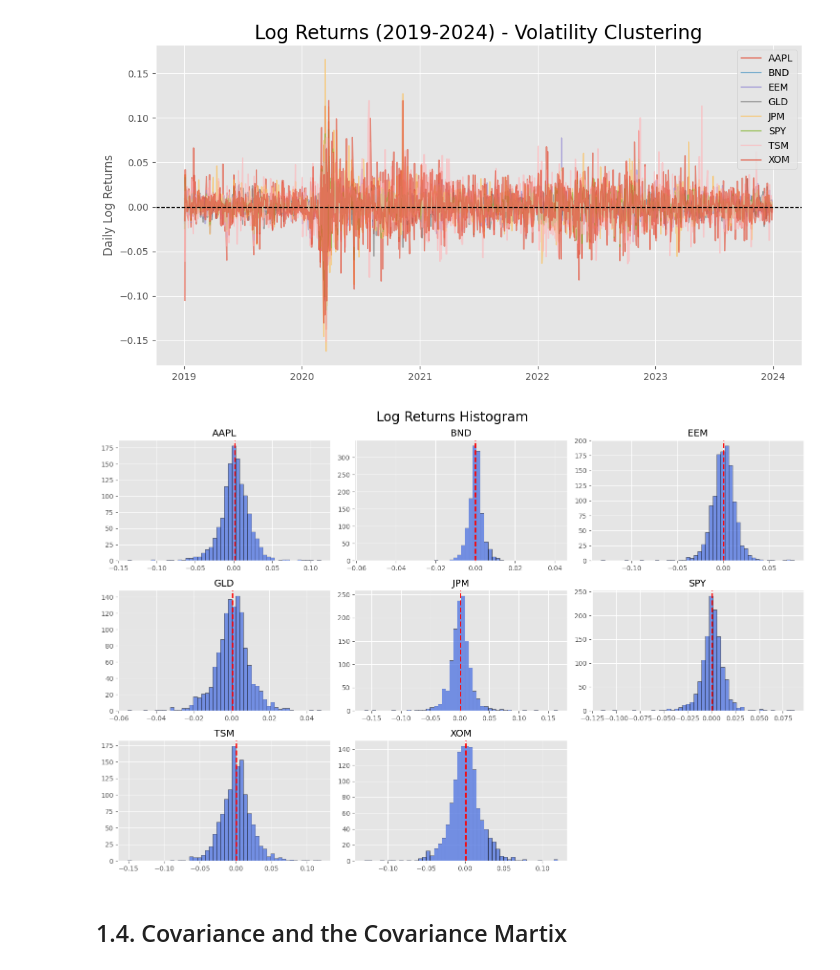
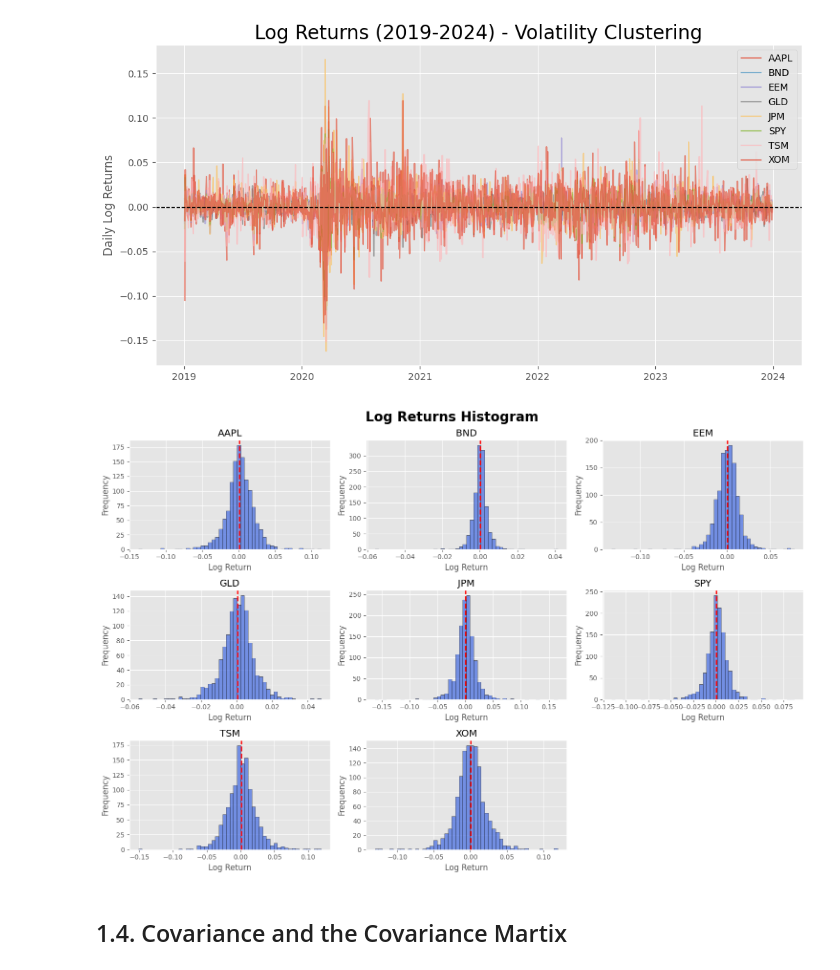
Before and after one commit to szymon-ml/quant-portfolio-analysis, a Jupyter notebook: notebooks/02_importing_data.ipynb, the cells around one changed output. Cells and saved outputs as stored; diff of their text form; code cells hidden in the pictures.

```diff
--- a/notebooks/02_importing_data.ipynb
+++ b/notebooks/02_importing_data.ipynb
@@ -155,28 +151,29 @@ plt.show()
 # %%
 import matplotlib.pyplot as plt
 
-# 1. Generujemy wykresy i zapisujemy wynik (tablicę osi) do zmiennej 'axes'
+# 1. Generate plots
 axes = log_returns.hist(bins=50, figsize=(15, 10), color='royalblue', edgecolor='black', alpha=0.7)
 
-# 2. Iterujemy przez każdy pojedynczy subplot w wygenerowanej siatce
+# 2. Iterate through axes
 for ax in axes.flatten():
-    # Pandas domyślnie ustawia tytuł subplota jako nazwę kolumny (np. 'SPY')
     ticker = ax.get_title()
 
-    # Zabezpieczenie: przy nieparzystej liczbie kolumn matplotlib tworzy puste okienka na końcu.
-    # Sprawdzamy, czy tytuł wykresu faktycznie odpowiada kolumnie w naszych danych.
+    # Check if the title corresponds to a valid column
     if ticker in log_returns.columns:
-        # Liczymy średnią dla tego konkretnego aktywa
         mean_val = log_returns[ticker].mean()
+        ax.axvline(mean_val, color='red', linestyle='dashed', linewidth=2)
+        # Optional: Add a label for clarity
+        ax.set_xlabel('Log Return')
+        ax.set_ylabel('Frequency')
+    else:
+        # Hide empty subplots for a cleaner look
+        ax.set_axis_off()
 
-        # Rysujemy linię na tym konkretnym osi (ax)
-        ax.axvline(mean_val, color='red', linestyle='dashed', linewidth=2)
-
-plt.suptitle('Log Returns Histogram', fontsize=20, fontweight=14)
+plt.suptitle('Log Returns Histogram', fontsize=20, fontweight='bold')
 plt.tight_layout()
 plt.show()
 # %% [output]
-[figure, old version]
+[figure, new version]
 # %% [markdown]
 ## 1.4. Covariance and the Covariance Martix
 # %% [markdown]
```
Also changed, not shown: parts of 20 cells of this notebook, 1 other file.
